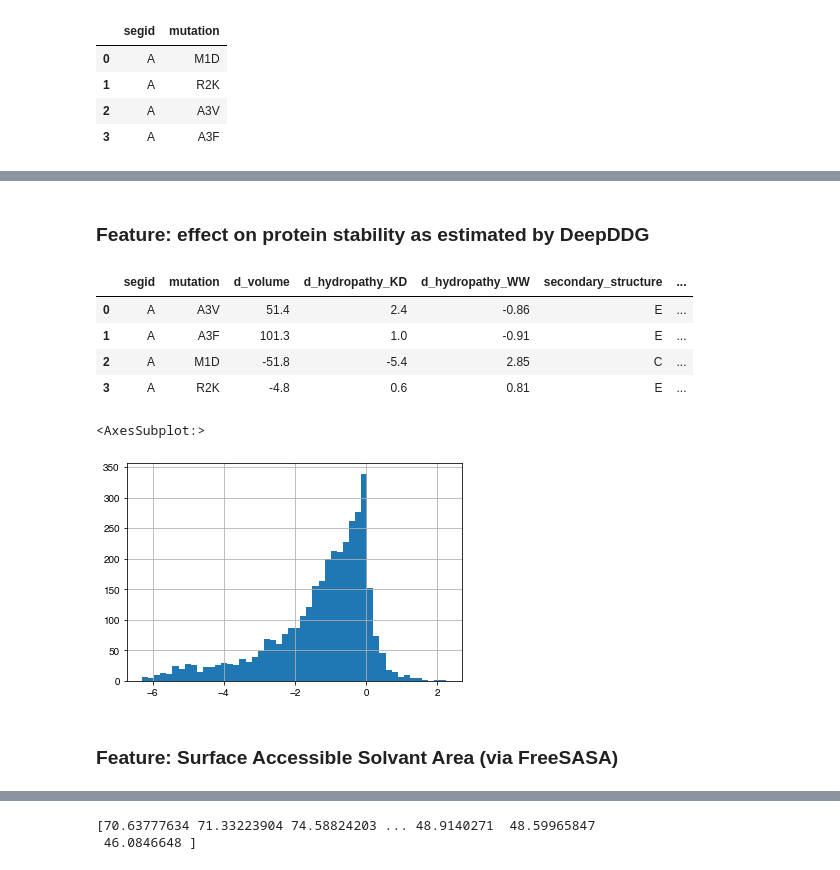
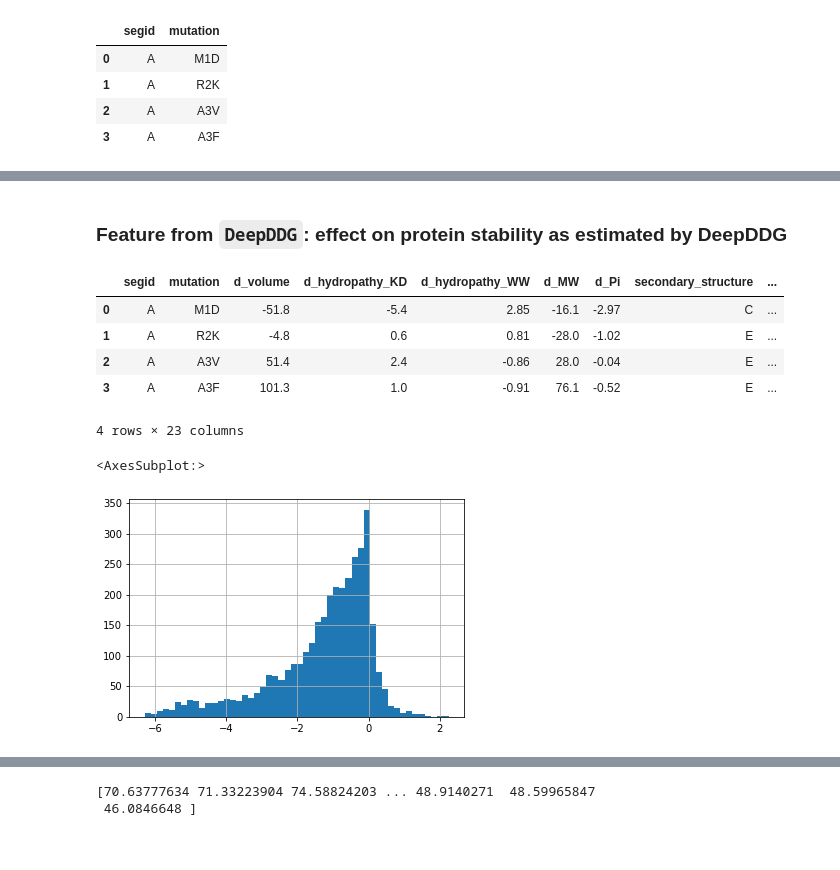
Before and after one commit to fowler-lab/sbmlcore, a Jupyter notebook: walkthrough.ipynb, the cells around one changed output, grey strips where cells are left out. Saved outputs shown, nothing was run; the diff lists cells and outputs as text; code cells hidden in the pictures.

```diff
--- a/walkthrough.ipynb
+++ b/walkthrough.ipynb
@@ -60,19 +92,19 @@ df
 # %% [markdown]
-### Feature: effect on protein stability as estimated by DeepDDG
+### Feature from `DeepDDG`: effect on protein stability as estimated by DeepDDG
 # %%
-a = sbmlcore.DeepDDG('tests/3pl1.ddg', offsets = {'A': 0})
-df = a.add_feature(df)
-df
+h = sbmlcore.DeepDDG('tests/3pl1.ddg')
+features.add_feature(h)
+features.df
 # %% [output]
-|  | segid | mutation | d_volume | d_hydropathy_KD | d_hydropathy_WW | secondary_structure | ... |
-| 0 | A | A3V | 51.4 | 2.4 | -0.86 | E | ... |
-| 1 | A | A3F | 101.3 | 1.0 | -0.91 | E | ... |
-| 2 | A | M1D | -51.8 | -5.4 | 2.85 | C | ... |
-| 3 | A | R2K | -4.8 | 0.6 | 0.81 | E | ... |
+|  | segid | mutation | d_volume | d_hydropathy_KD | d_hydropathy_WW | d_MW | d_Pi | secondary_structure | ... |
+| 0 | A | M1D | -51.8 | -5.4 | 2.85 | -16.1 | -2.97 | C | ... |
+| 1 | A | R2K | -4.8 | 0.6 | 0.81 | -28.0 | -1.02 | E | ... |
+| 2 | A | A3V | 51.4 | 2.4 | -0.86 | 28.0 | -0.04 | E | ... |
+| 3 | A | A3F | 101.3 | 1.0 | -0.91 | 76.1 | -0.52 | E | ... |
+4 rows × 23 columns
 # %%
-a.results.deep_ddG.hist(bins=50)
+#Optional histogram plotting of DeepDDG results
+h.results.deep_ddG.hist(bins=50)
 # %% [output]
 <AxesSubplot:>
-[figure, old version]
+[figure, new version]
-# %% [markdown]
-### Feature: Surface Accessible Solvant Area (via FreeSASA)
```
Also changed, not shown: parts of 29 cells of this notebook, 15 other files.
